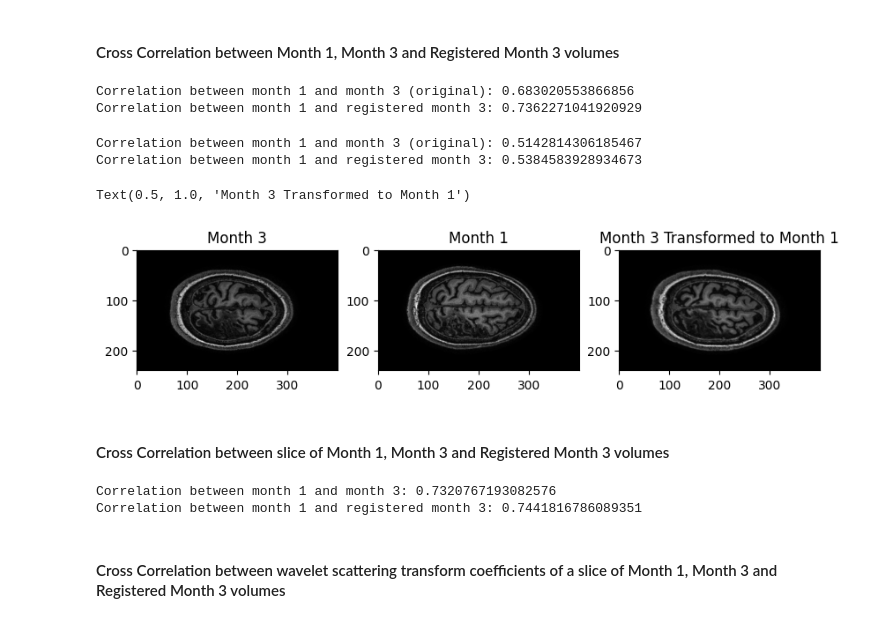
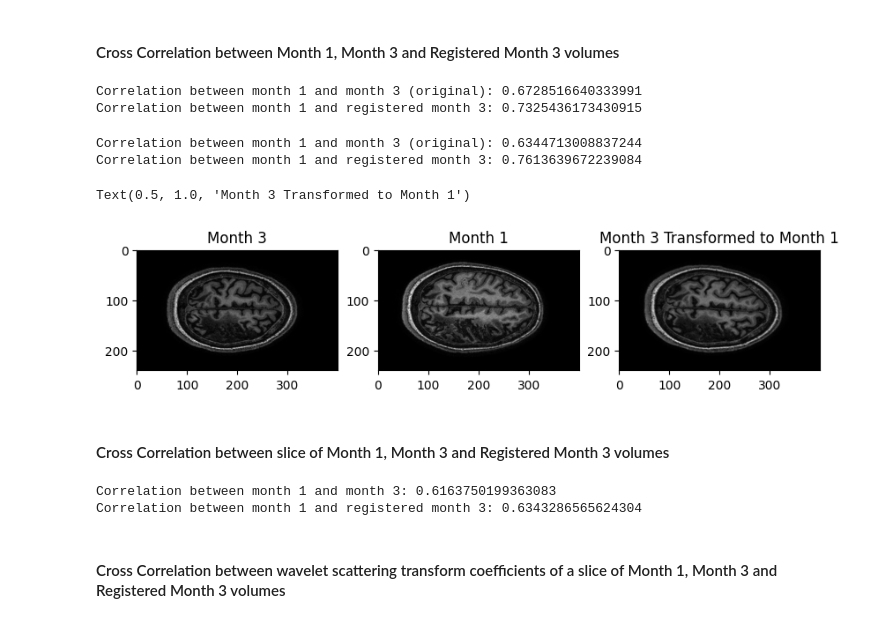
Before and after one commit to Keymii/wavelet-mri-registration, a Jupyter notebook: affine-registration.ipynb, the cells around one changed output. Drawn from its saved outputs; the diff is of its cells as text; code cells hidden in the pictures.

Commit message:
Registered Khalil

```diff
--- a/affine-registration.ipynb
+++ b/affine-registration.ipynb
@@ -22,7 +22,7 @@ month3 = nib.load('Khalil_3_24082019.nii')
 month3_data = month3.get_fdata()
 month3_data = month3_data/np.max(month3_data)
 
-pad = 16
+pad = 27
 pad_data =np.zeros((month1_data.shape[0],month1_data.shape[1],pad))
 month3_data_trimming = month3_data[0:month1_data.shape[0],0:month1_data.shape[1],pad:month1_data.shape[2]]
 month3_data = np.concatenate((month3_data_trimming, pad_data), axis=2)
@@ -290,10 +311,10 @@ print('Correlation between month 1 and month 3 (original):', correlation_vol_old
 correlation_vol_new = np.corrcoef(new_reference_np.flatten(), registered_month_3.flatten())[0,1]
 print('Correlation between month 1 and registered month 3:', correlation_vol_new)
 # %% [output]
-Correlation between month 1 and month 3 (original): 0.683020553866856
-Correlation between month 1 and registered month 3: 0.7362271041920929
+Correlation between month 1 and month 3 (original): 0.6728516640333991
+Correlation between month 1 and registered month 3: 0.7325436173430915
 # %%
-cut_brain_month_1 = month1_data[:,:,220:350]
+cut_brain_month_1 = month1_data[:,:,250:380]
 cut_brain_month_3 = month3_data[:,:,250:380]
 cut_brain_month_3_registered = registered_month_3[:,:,250:380]
 assert (cut_brain_month_1.shape == cut_brain_month_3.shape)
@@ -304,26 +325,27 @@ print('Correlation between month 1 and month 3 (original):', correlation_vol_old
 correlation_vol_new = np.corrcoef(cut_brain_month_1.flatten(), cut_brain_month_3_registered.flatten())[0,1]
 print('Correlation between month 1 and registered month 3:', correlation_vol_new)
 # %% [output]
-Correlation between month 1 and month 3 (original): 0.5142814306185467
-Correlation between month 1 and registered month 3: 0.5384583928934673
+Correlation between month 1 and month 3 (original): 0.6344713008837244
+Correlation between month 1 and registered month 3: 0.7613639672239084
 # %%
 fig,ax = plt.subplots(1,3, figsize=(10,5))
-index =60
+index =40
 ax[0].imshow(cut_brain_month_3[:,:,index], cmap='gray')
 ax[0].set_title('Month 3')
-ax[1].imshow(cut_brain_month_1[:,:,index+20], cmap='gray')
+ax[1].imshow(cut_brain_month_1[:,:,index-7], cmap='gray')
 ax[1].set_title('Month 1')
 ax[2].imshow(cut_brain_month_3_registered[:,:,index], cmap='gray')
 ax[2].set_title('Month 3 Transformed to Month 1')
 # %% [output]
 Text(0.5, 1.0, 'Month 3 Transformed to Month 1')
-[figure, old version]
+[figure, new version]
 # %% [markdown]
 #### Cross Correlation between slice of Month 1, Month 3 and Registered Month 3 volumes
 # %%
-month1img = new_reference_np[:,:,index]
-month3img = new_moving_np[:,:,index]
-registered_month3img = registered_month_3[:,:,index]
+index=230
+month1img = new_reference_np[:,index,:]
+month3img = new_moving_np[:,index,:]
+registered_month3img = registered_month_3[:,index,:]
 
 # correlation between images
 correlation_old = np.corrcoef(month1img.flatten(), month3img.flatten())[0,1]
@@ -331,8 +353,8 @@ print('Correlation between month 1 and month 3:', correlation_old)
 correlation_new = np.corrcoef(month1img.flatten(), registered_month3img.flatten())[0,1]
 print('Correlation between month 1 and registered month 3:', correlation_new)
 # %% [output]
-Correlation between month 1 and month 3: 0.7320767193082576
-Correlation between month 1 and registered month 3: 0.7441816786089351
+Correlation between month 1 and month 3: 0.6163750199363083
+Correlation between month 1 and registered month 3: 0.6343286565624304
 # %% [markdown]
 #### Cross Correlation between  wavelet scattering transform coefficients of a slice of Month 1, Month 3 and Registered Month 3 volumes
 # %%
```
Also changed, not shown: parts of 26 cells of this notebook, 5 other files.
